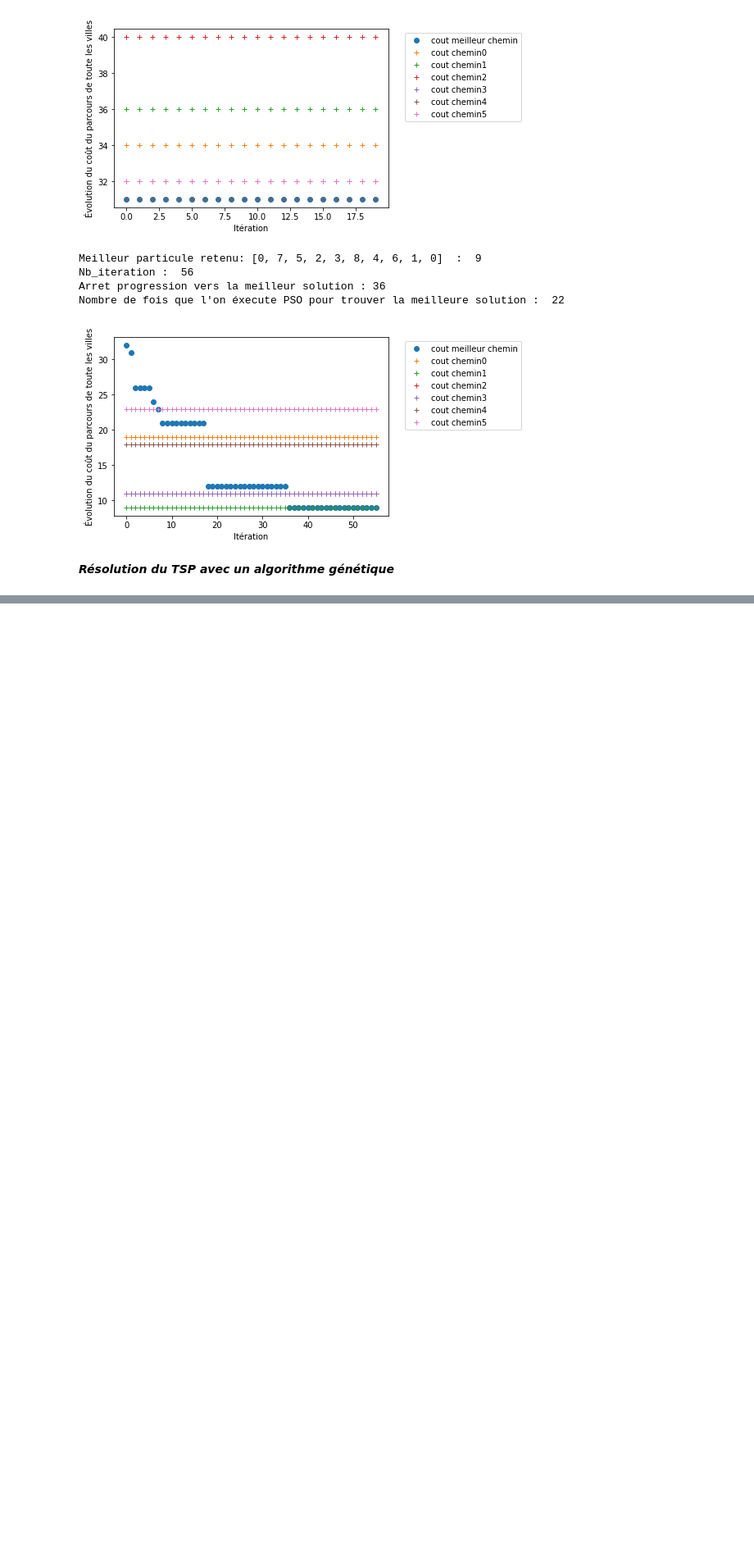
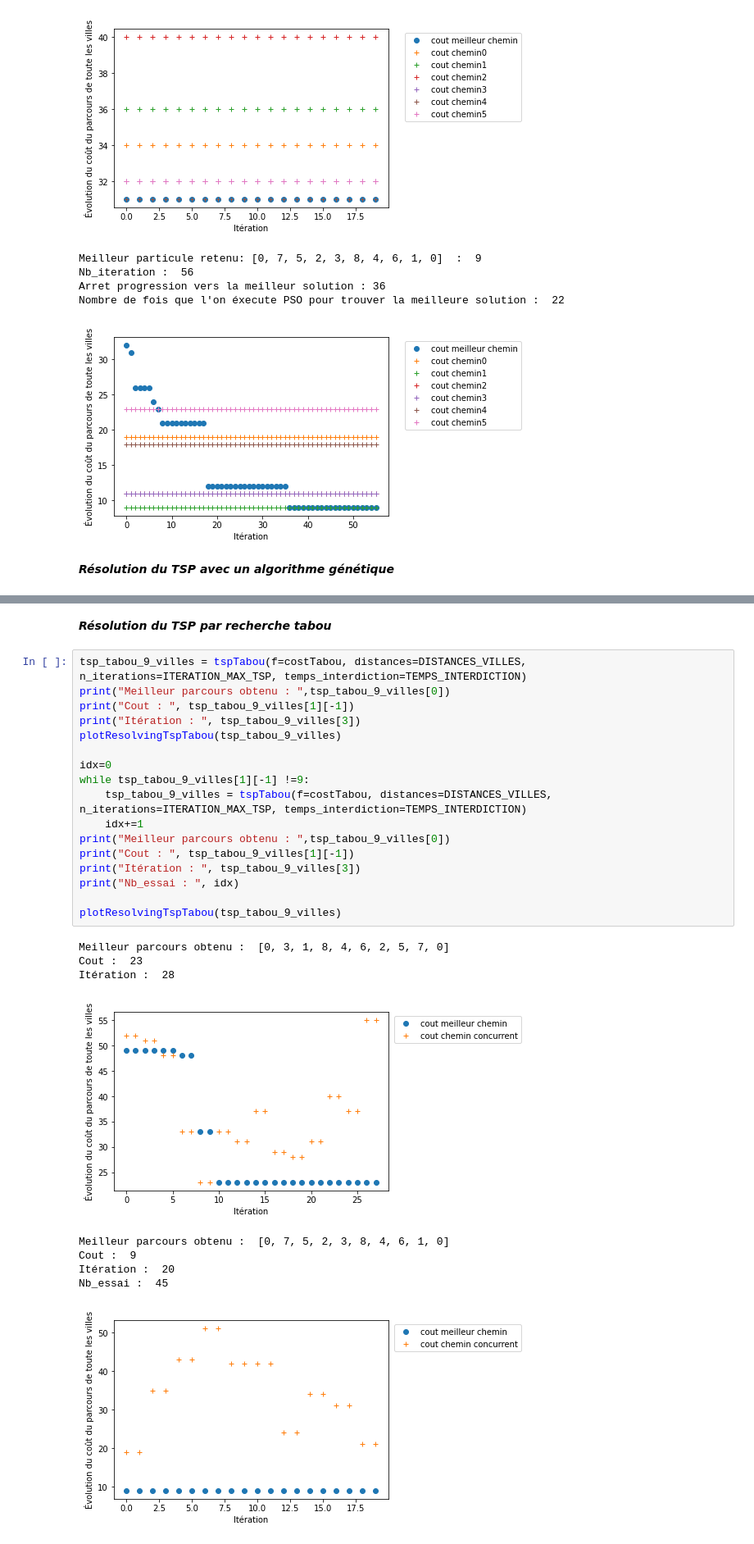
Before and after one commit to Almamy78593/Optimisation-Algorithms, a Jupyter notebook: main.ipynb, the cells around one changed output, grey strips where cells are left out. Shown at 82% size. Cells and saved outputs as stored; diff of their text form; blank space fills up the shorter version.

Commit message:
Feat: adding Tabou researching to resolve TSP

```diff
--- a/main.ipynb
+++ b/main.ipynb
@@ -205,0 +207,29 @@ Nombre de fois que l'on éxecute Génétique pour trouver la meilleure solution
+# %% [markdown]
+***Résolution du TSP par recherche tabou***
+# %%
+tsp_tabou_9_villes = tspTabou(f=costTabou, distances=DISTANCES_VILLES, n_iterations=ITERATION_MAX_TSP, temps_interdiction=TEMPS_INTERDICTION)
+print("Meilleur parcours obtenu : ",tsp_tabou_9_villes[0])
+print("Cout : ", tsp_tabou_9_villes[1][-1])
+print("Itération : ", tsp_tabou_9_villes[3])
+plotResolvingTspTabou(tsp_tabou_9_villes)
+
+idx=0
+while tsp_tabou_9_villes[1][-1] !=9:
+    tsp_tabou_9_villes = tspTabou(f=costTabou, distances=DISTANCES_VILLES, n_iterations=ITERATION_MAX_TSP, temps_interdiction=TEMPS_INTERDICTION)
+    idx+=1
+print("Meilleur parcours obtenu : ",tsp_tabou_9_villes[0])
+print("Cout : ", tsp_tabou_9_villes[1][-1])
+print("Itération : ", tsp_tabou_9_villes[3])
+print("Nb_essai : ", idx)
+
+plotResolvingTspTabou(tsp_tabou_9_villes)
+# %% [output]
+Meilleur parcours obtenu :  [0, 3, 1, 8, 4, 6, 2, 5, 7, 0]
+Cout :  23
+Itération :  28
+[figure, added]
+Meilleur parcours obtenu :  [0, 7, 5, 2, 3, 8, 4, 6, 1, 0]
+Cout :  9
+Itération :  20
+Nb_essai :  45
+[figure, added]
```
Also changed, not shown: parts of 2 cells of this notebook, 2 other files.
